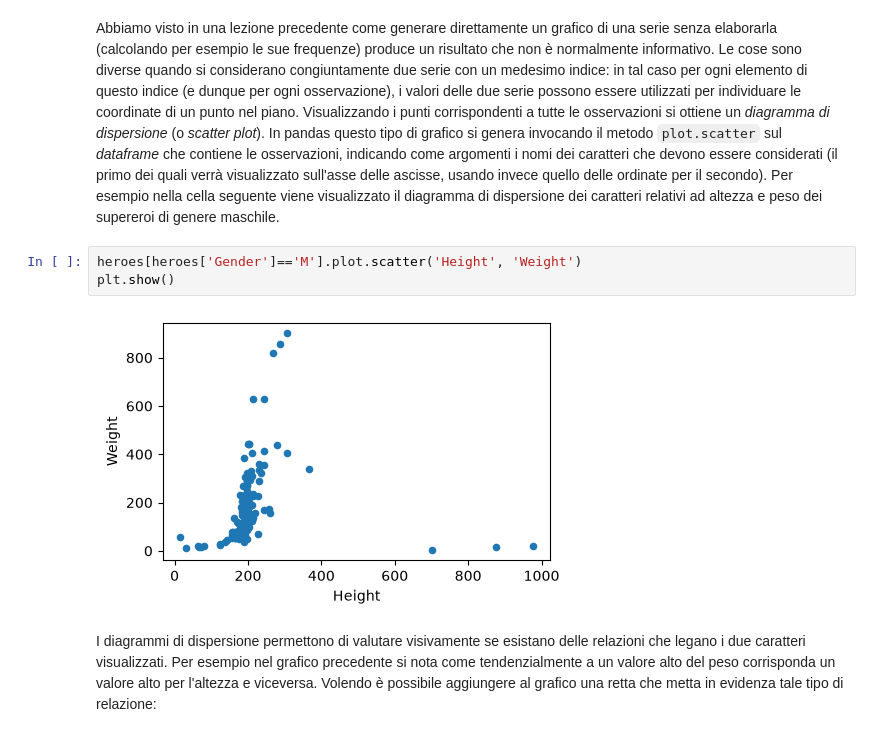
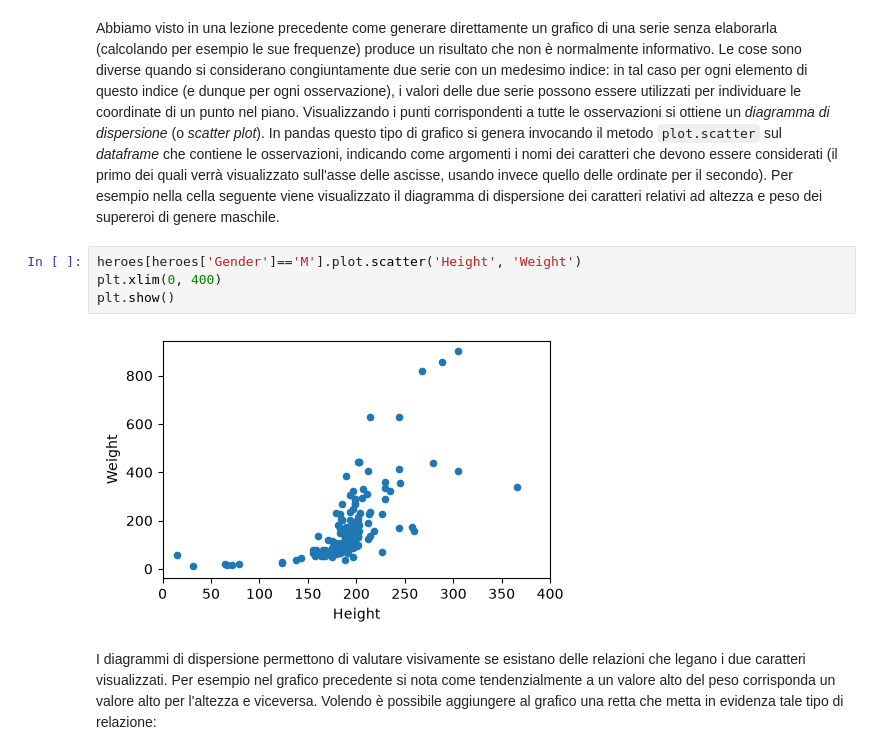
Before and after one commit to dariomalchiodi/superhero-datascience, a Jupyter notebook: content/L03-Dati_e_frequenze.ipynb, the cells around one changed output. Saved outputs shown, nothing was run; the diff lists cells and outputs as text.

```diff
--- a/content/L03-Dati_e_frequenze.ipynb
+++ b/content/L03-Dati_e_frequenze.ipynb
@@ -852,9 +852,10 @@ plt.show()
 Abbiamo visto in una lezione precedente come generare direttamente un grafico di una serie senza elaborarla (calcolando per esempio le sue frequenze) produce un risultato che non è normalmente informativo. Le cose sono diverse quando si considerano congiuntamente due serie con un medesimo indice: in tal caso per ogni elemento di questo indice (e dunque per ogni osservazione), i valori delle due serie possono essere utilizzati per individuare le coordinate di un punto nel piano. Visualizzando i punti corrispondenti a tutte le osservazioni si ottiene un _diagramma di dispersione_ (o _scatter plot_). In pandas questo tipo di grafico si genera invocando il metodo `plot.scatter` sul _dataframe_ che contiene le osservazioni, indicando come argomenti i nomi dei caratteri che devono essere considerati (il primo dei quali verrà visualizzato sull'asse delle ascisse, usando invece quello delle ordinate per il secondo). Per esempio nella cella seguente viene visualizzato il diagramma di dispersione dei caratteri relativi ad altezza e peso dei supereroi di genere maschile.
 # %%
 heroes[heroes['Gender']=='M'].plot.scatter('Height', 'Weight')
+plt.xlim(0, 400)
 plt.show()
 # %% [output]
-[figure, old version]
+[figure, new version]
 # %% [markdown]
 I diagrammi di dispersione permettono di valutare visivamente se esistano delle relazioni che legano i due caratteri visualizzati. Per esempio nel grafico precedente si nota come tendenzialmente a un valore alto del peso corrisponda un valore alto per l'altezza e viceversa. Volendo è possibile aggiungere al grafico una retta che metta in evidenza tale tipo di relazione:
 # %%
```
Also changed, not shown: 1 other file.
